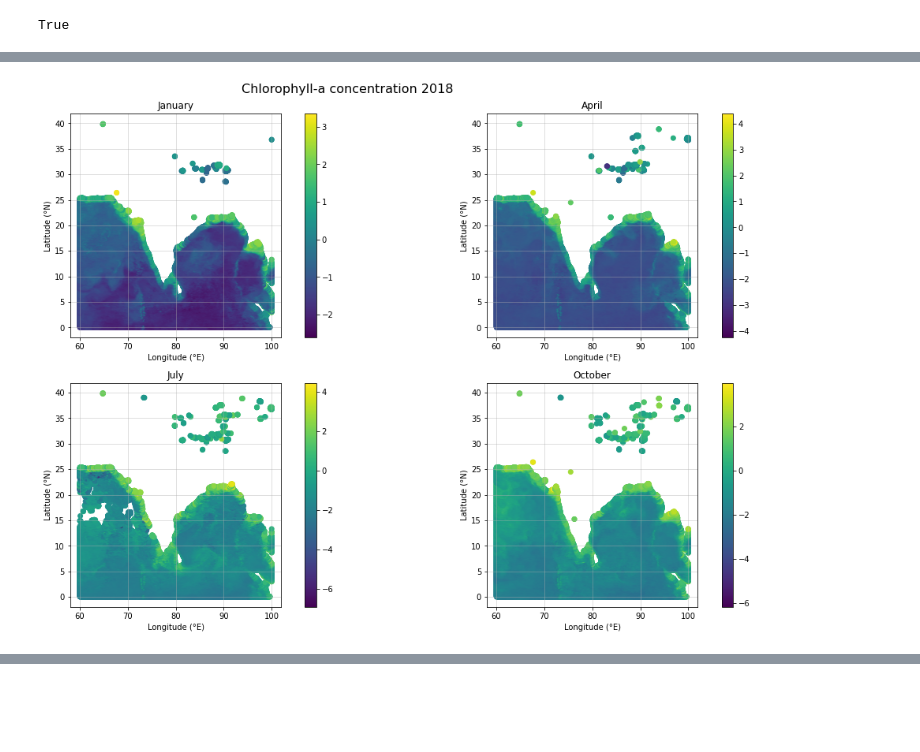
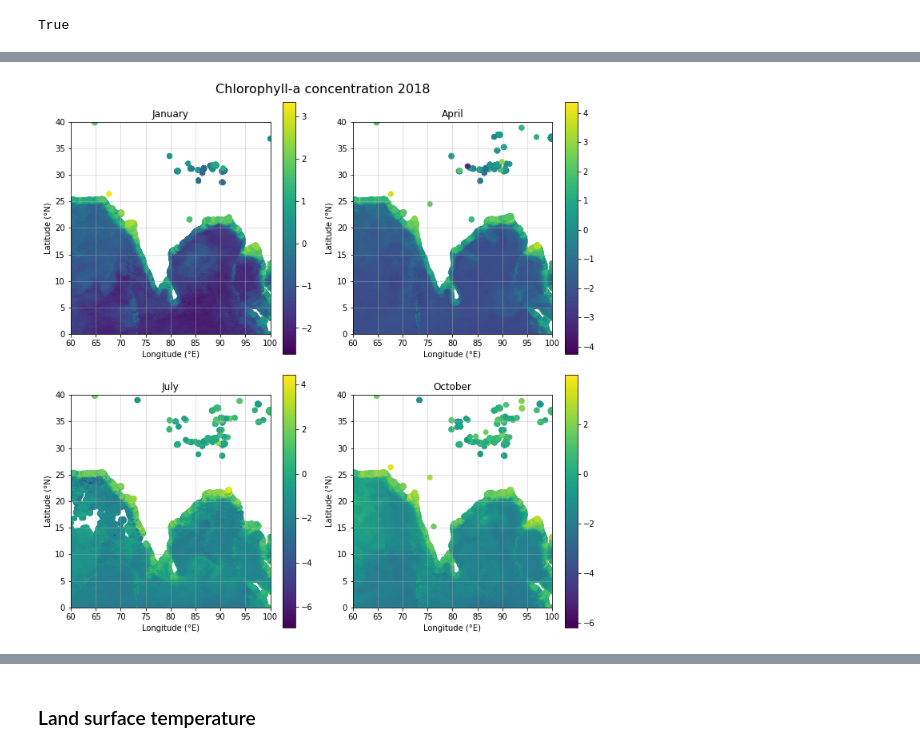
Before and after one commit to alexvmt/cholera_risk_modeling, a Jupyter notebook: exploratory_data_analysis.ipynb, the cells around one changed output, grey strips where cells are left out. Drawn from its saved outputs; the diff is of its cells as text; code cells hidden in the pictures; blank space fills up the shorter version.

```diff
--- a/exploratory_data_analysis.ipynb
+++ b/exploratory_data_analysis.ipynb
@@ -298,0 +457,8 @@ Wall time: 31.2 s
+# %%
+path = '../data/chlorophyll_a_concentration/'
+ecv_short = 'chlora'
+year = 2018
+# %%
+%%time
+
+chlora = gpd.read_file(os.path.join(path, 'monthly_'+ecv_short+'_'+str(year)+'.shp'))
@@ -299,6 +491,6 @@ Wall time: 31.2 s
 # %%
 %%time
 
-plot_ecv('../data/chlorophyll_a_concentration', 2018, 'Chlorophyll-a concentration', 'chlora')
+plot_ecv(chlora, 'chlora', 'Chlorophyll-a concentration')
 # %% [output]
-[figure, old version]
+[figure, new version]
@@ -306,0 +499,2 @@ Wall time: 12min 47s
+# %% [markdown]
+### Land surface temperature
```
Also changed, not shown: parts of 42 cells of this notebook, 5 other files.
